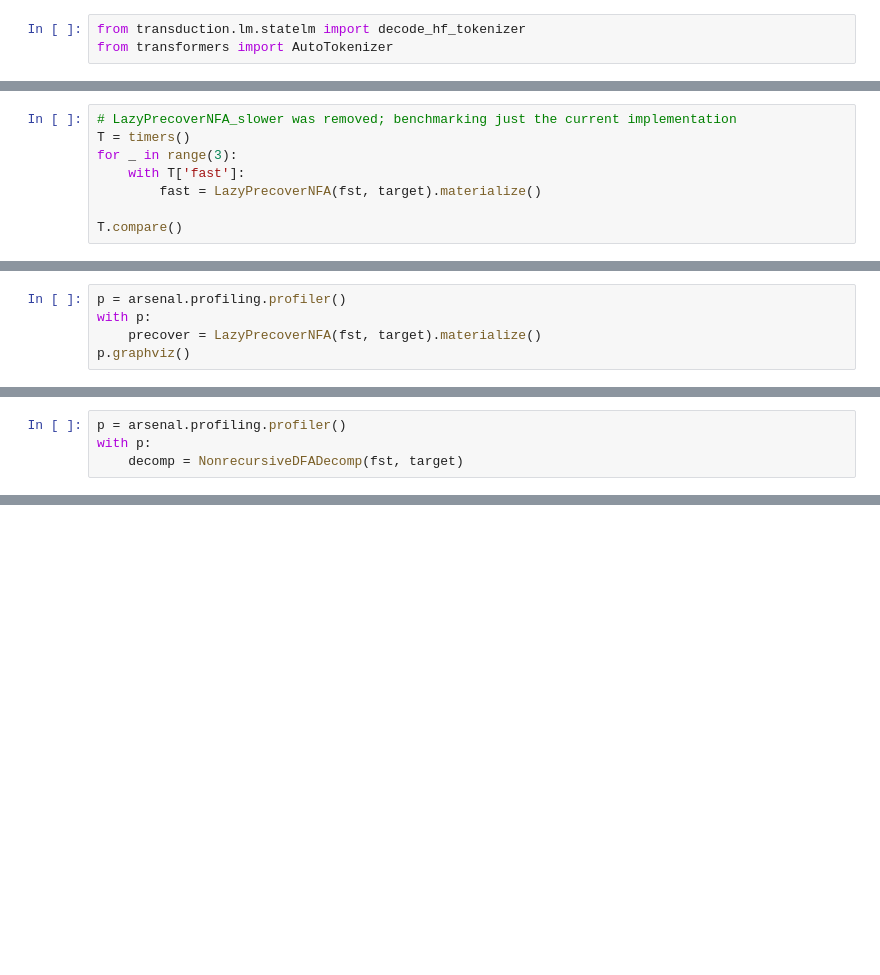
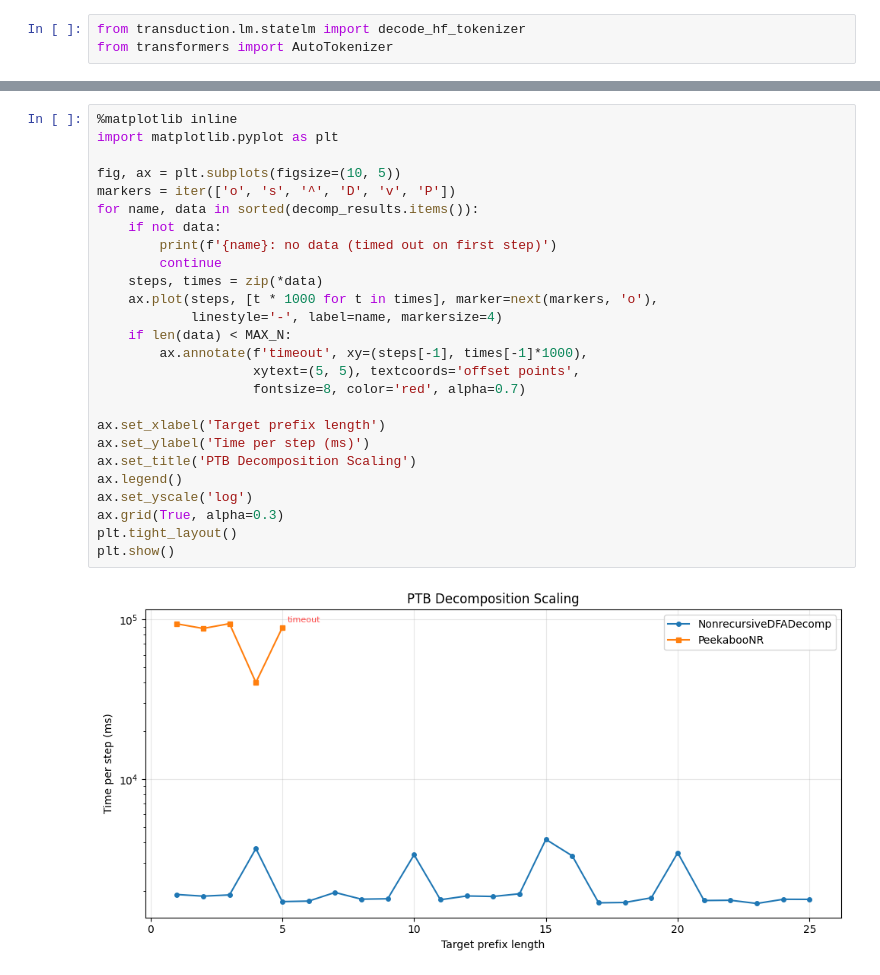
Before and after one commit to timvieira/transduction, a Jupyter notebook: notes/Benchmarking.ipynb, the cells around one changed output, grey strips where cells are left out. Drawn from its saved outputs; the diff is of its cells as text; blank space fills up the shorter version.

```diff
--- a/notes/Benchmarking.ipynb
+++ b/notes/Benchmarking.ipynb
@@ -145,8 +22,0 @@ assert len(decode_prefix_closure) == len(fst.states)
-# %%
-# LazyPrecoverNFA_slower was removed; benchmarking just the current implementation
-T = timers()
-for _ in range(3):
-    with T['fast']:
-        fast = LazyPrecoverNFA(fst, target).materialize()
-
-T.compare()
@@ -155,5 +22,0 @@ len(fast.states)
-# %%
-p = arsenal.profiling.profiler()
-with p:
-    precover = LazyPrecoverNFA(fst, target).materialize()
-p.graphviz()
@@ -204,4 +22,0 @@ len(precover.states)
-# %%
-p = arsenal.profiling.profiler()
-with p:
-    decomp = NonrecursiveDFADecomp(fst, target)
@@ -245,0 +233,28 @@ item
+# %%
+%matplotlib inline
+import matplotlib.pyplot as plt
+
+fig, ax = plt.subplots(figsize=(10, 5))
+markers = iter(['o', 's', '^', 'D', 'v', 'P'])
+for name, data in sorted(decomp_results.items()):
+    if not data:
+        print(f'{name}: no data (timed out on first step)')
+        continue
+    steps, times = zip(*data)
+    ax.plot(steps, [t * 1000 for t in times], marker=next(markers, 'o'),
+            linestyle='-', label=name, markersize=4)
+    if len(data) < MAX_N:
+        ax.annotate(f'timeout', xy=(steps[-1], times[-1]*1000),
+                    xytext=(5, 5), textcoords='offset points',
+                    fontsize=8, color='red', alpha=0.7)
+
+ax.set_xlabel('Target prefix length')
+ax.set_ylabel('Time per step (ms)')
+ax.set_title('PTB Decomposition Scaling')
+ax.legend()
+ax.set_yscale('log')
+ax.grid(True, alpha=0.3)
+plt.tight_layout()
+plt.show()
+# %% [output]
+[figure, added]
```
Also changed, not shown: parts of 49 cells of this notebook, 2 other files.
